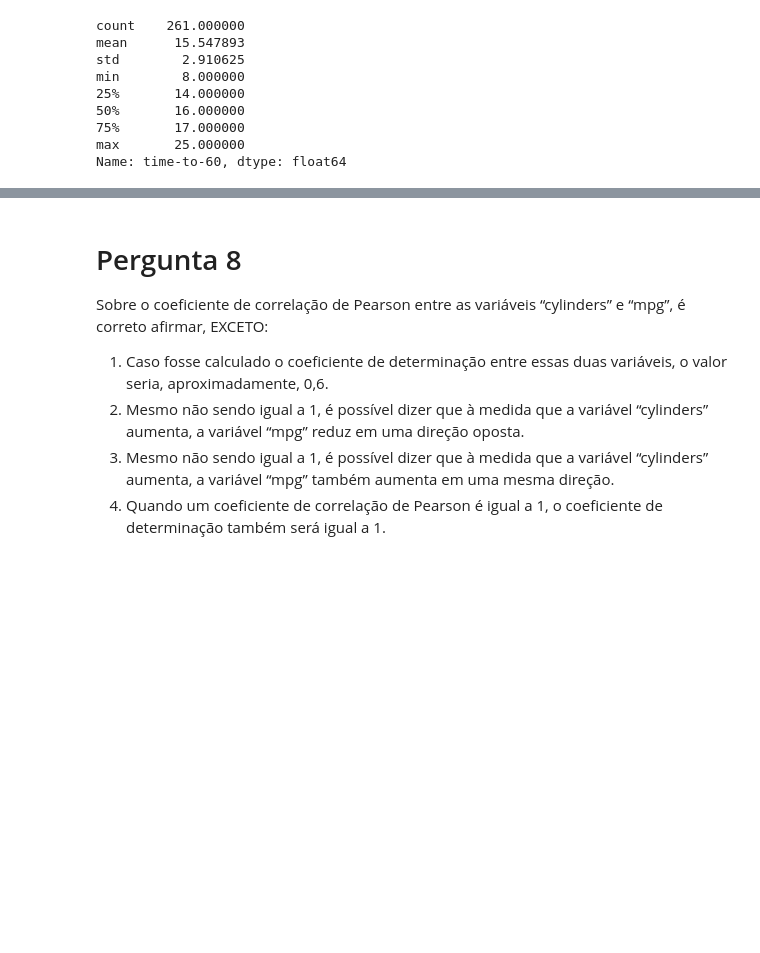
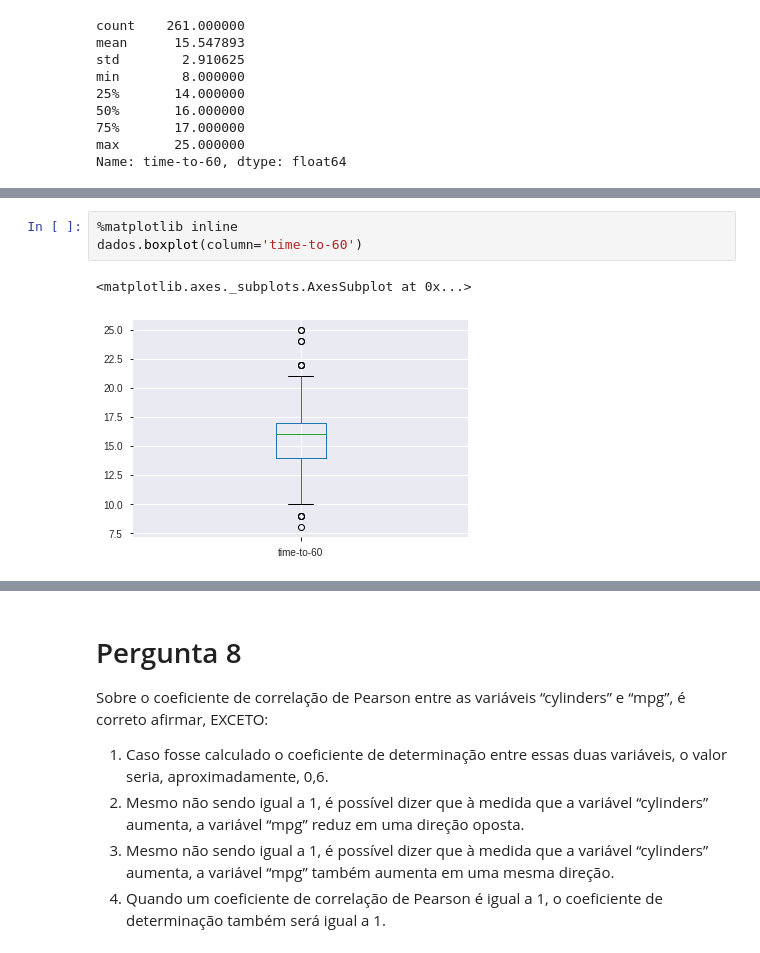
Before and after one commit to cristovaor/bootcampigti, a Jupyter notebook: DesafioFinal.ipynb, the cells around one changed output, grey strips where cells are left out. Cells and saved outputs as stored; diff of their text form; blank space fills up the shorter version.

```diff
--- a/DesafioFinal.ipynb
+++ b/DesafioFinal.ipynb
@@ -213,0 +217,6 @@ Name: time-to-60, dtype: float64
+# %%
+%matplotlib inline
+dados.boxplot(column='time-to-60')
+# %% [output]
+<matplotlib.axes._subplots.AxesSubplot at 0x...>
+[figure, added]
```
Also changed, not shown: parts of 6 cells of this notebook.
